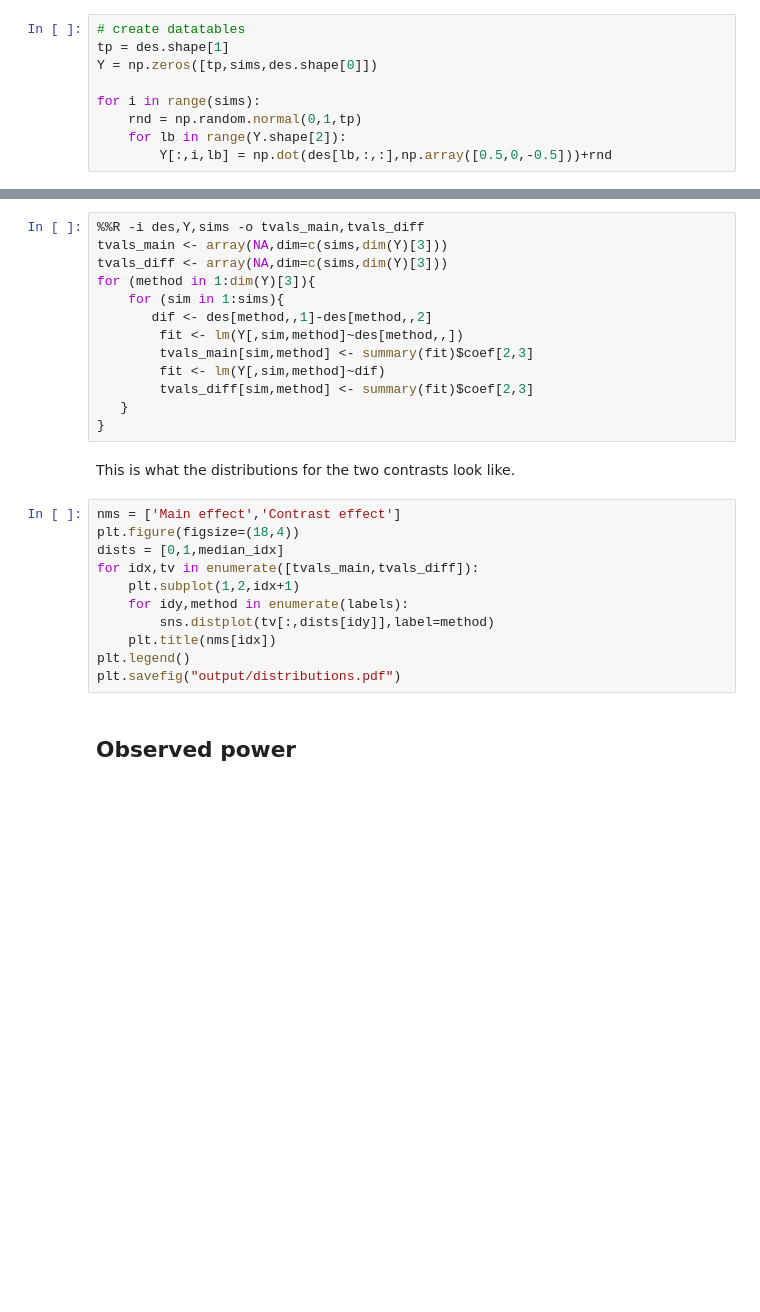
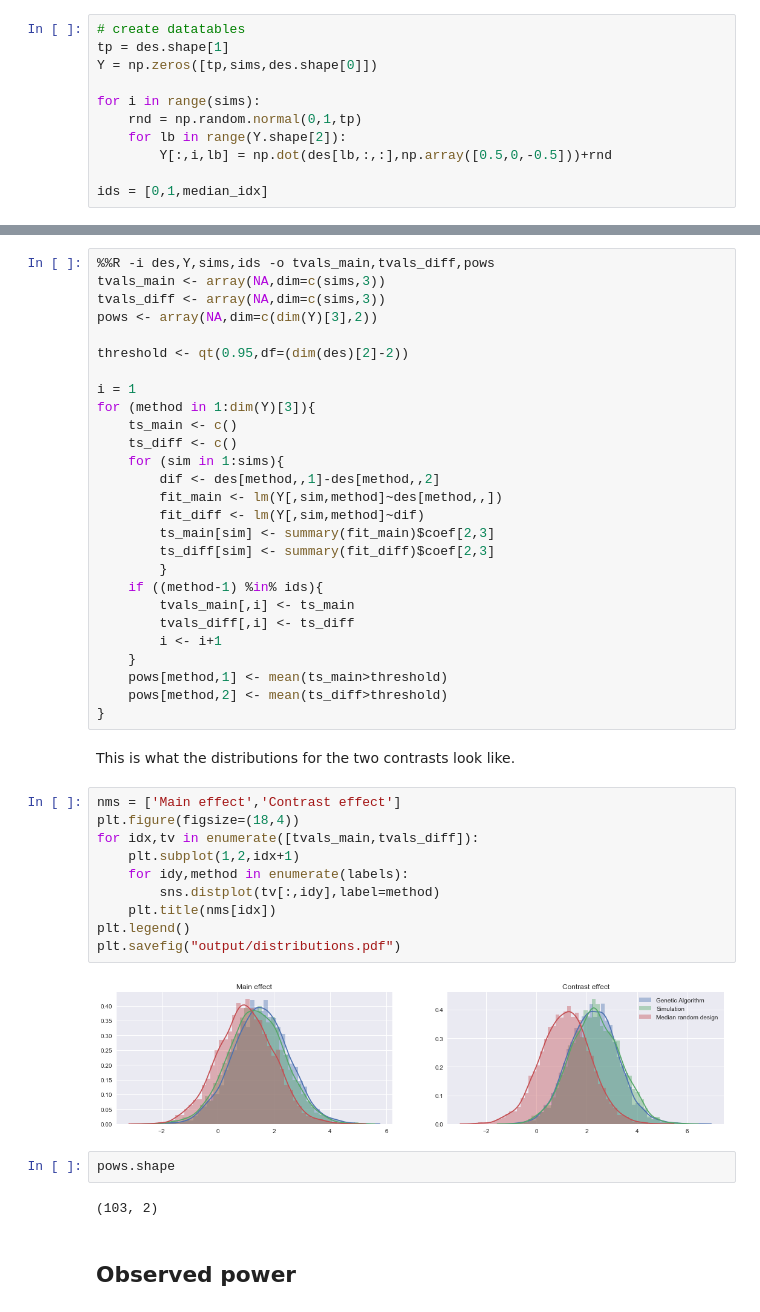
Before and after one commit to neuropower/neurodesign, a Jupyter notebook: examples/comparison_neurodesign.ipynb, the cells around one changed output, grey strips where cells are left out. Drawn from its saved outputs; the diff is of its cells as text; blank space fills up the shorter version.

```diff
--- a/examples/comparison_neurodesign.ipynb
+++ b/examples/comparison_neurodesign.ipynb
@@ -175,3 +178,5 @@ for i in range(sims):
     rnd = np.random.normal(0,1,tp)
     for lb in range(Y.shape[2]):
         Y[:,i,lb] = np.dot(des[lb,:,:],np.array([0.5,0,-0.5]))+rnd
+
+ids = [0,1,median_idx]
@@ -178,31 +189,50 @@ for i in range(sims):
 # %% [markdown]
 We analyse the data using `R` below.
 # %%
-%%R -i des,Y,sims -o tvals_main,tvals_diff
-tvals_main <- array(NA,dim=c(sims,dim(Y)[3]))
-tvals_diff <- array(NA,dim=c(sims,dim(Y)[3]))
+%%R -i des,Y,sims,ids -o tvals_main,tvals_diff,pows
+tvals_main <- array(NA,dim=c(sims,3))
+tvals_diff <- array(NA,dim=c(sims,3))
+pows <- array(NA,dim=c(dim(Y)[3],2))
+
+threshold <- qt(0.95,df=(dim(des)[2]-2))
+
+i = 1
 for (method in 1:dim(Y)[3]){
+    ts_main <- c()
+    ts_diff <- c()
     for (sim in 1:sims){
-       dif <- des[method,,1]-des[method,,2]
-        fit <- lm(Y[,sim,method]~des[method,,])
-        tvals_main[sim,method] <- summary(fit)$coef[2,3]
-        fit <- lm(Y[,sim,method]~dif)
-        tvals_diff[sim,method] <- summary(fit)$coef[2,3]
-   }
+        dif <- des[method,,1]-des[method,,2]
+        fit_main <- lm(Y[,sim,method]~des[method,,])
+        fit_diff <- lm(Y[,sim,method]~dif)
+        ts_main[sim] <- summary(fit_main)$coef[2,3]
+        ts_diff[sim] <- summary(fit_diff)$coef[2,3]
+        }
+    if ((method-1) %in% ids){
+        tvals_main[,i] <- ts_main
+        tvals_diff[,i] <- ts_diff
+        i <- i+1
+    }
+    pows[method,1] <- mean(ts_main>threshold)
+    pows[method,2] <- mean(ts_diff>threshold)
 }
 # %% [markdown]
 This is what the distributions for the two contrasts look like.
 # %%
 nms = ['Main effect','Contrast effect']
 plt.figure(figsize=(18,4))
-dists = [0,1,median_idx]
 for idx,tv in enumerate([tvals_main,tvals_diff]):
     plt.subplot(1,2,idx+1)
     for idy,method in enumerate(labels):
-        sns.distplot(tv[:,dists[idy]],label=method)
+        sns.distplot(tv[:,idy],label=method)
     plt.title(nms[idx])
 plt.legend()
 plt.savefig("output/distributions.pdf")
+# %% [output]
+[figure, added]
+# %%
+pows.shape
+# %% [output]
+(103, 2)
 # %% [markdown]
 ## Observed power
 # %%
```
Also changed, not shown: parts of 6 cells of this notebook, 2 other files.
